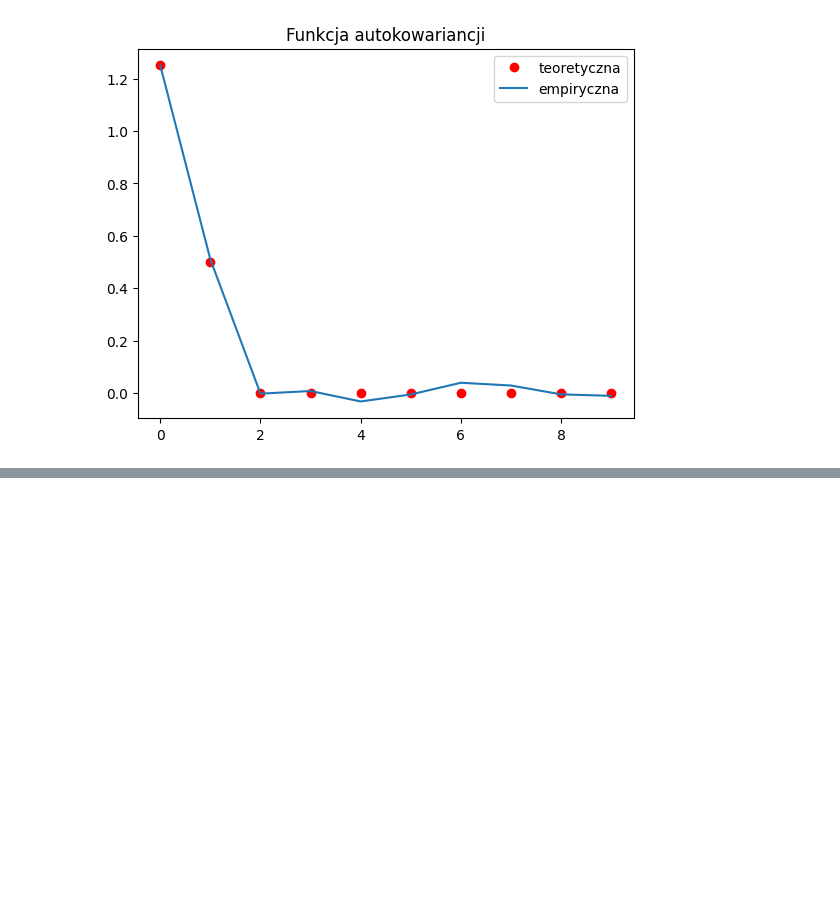
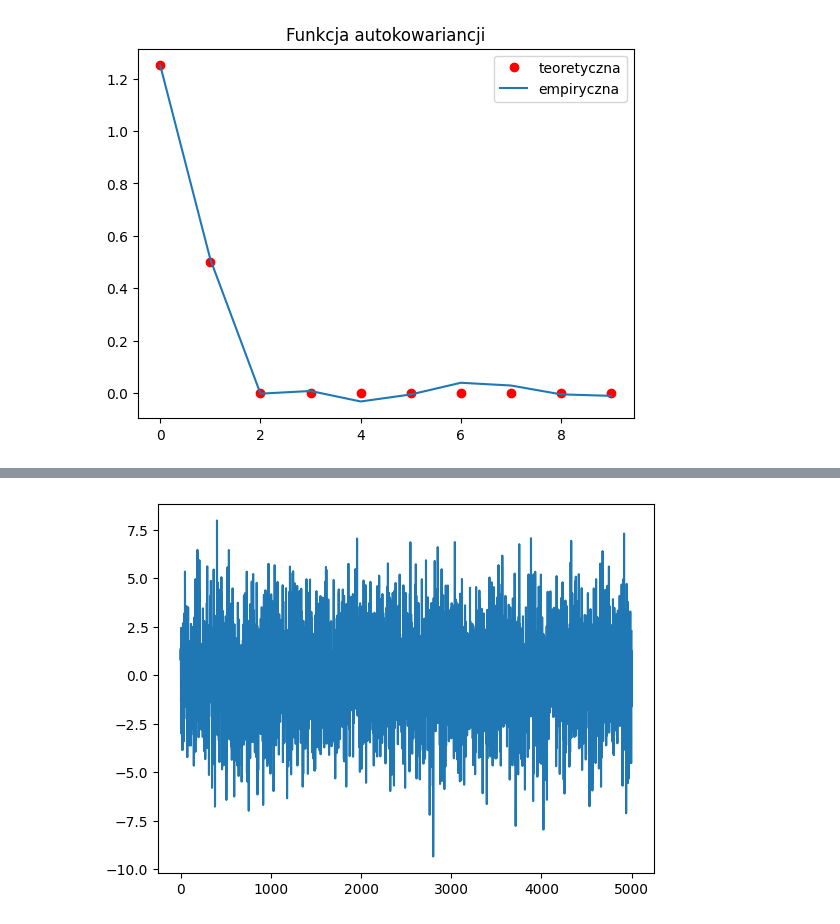
Before and after one commit to rafglo/Computer-Analysis-of-Time-Series, a Jupyter notebook: lista4.ipynb, the cells around one changed output, grey strips where cells are left out. Cells and saved outputs as stored; diff of their text form; code cells hidden in the pictures; blank space fills up the shorter version.

```diff
--- a/lista4.ipynb
+++ b/lista4.ipynb
@@ -142,0 +145,13 @@ plt.show()
+# %%
+def ma1_w_noise(n, sigma, theta, a, p):
+    x = np.zeros(n)
+    y = ma1_sample(n, sigma, theta)
+    for i in range(n):
+        prob = np.random.random()
+        if prob < p/2:
+            x[i] = y[i] + a
+        elif p/2 < prob < p:
+            x[i] = y[i] - a
+        else:
+            x[i] = y[i]
+    return x, y
@@ -142,0 +165,10 @@ plt.show()
+# %%
+n = 5000
+sigma = 1
+theta = 2
+p = 0.01
+a = 20
+# %%
+ns = np.arange(0,5000,1)
+# %%
+sample_noisy, sample_clean = ma1_w_noise(n, sigma, theta, a, p)
@@ -142,0 +186,5 @@ plt.show()
+# %%
+plt.plot(ns, sample_clean)
+plt.show()
+# %% [output]
+[figure, added]
```
Also changed, not shown: parts of 8 cells of this notebook.
